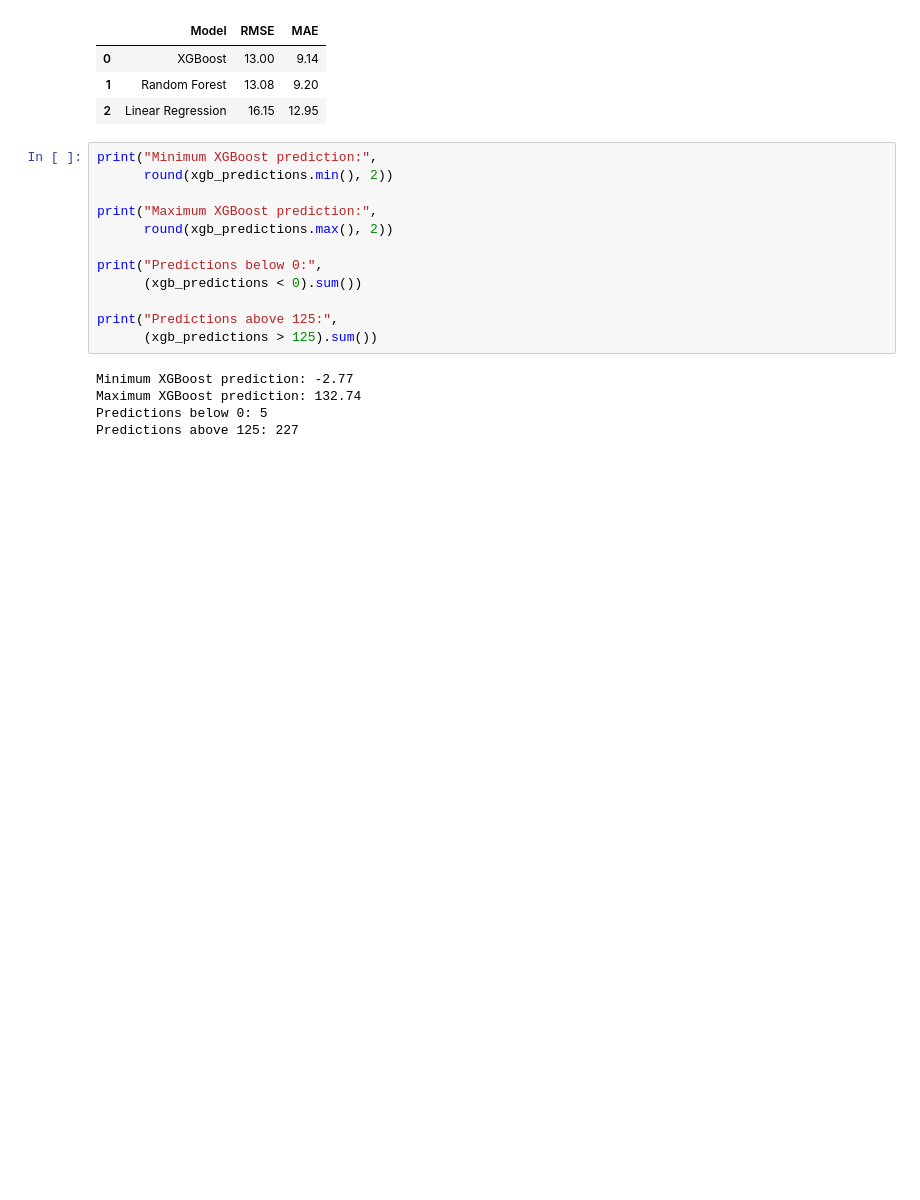
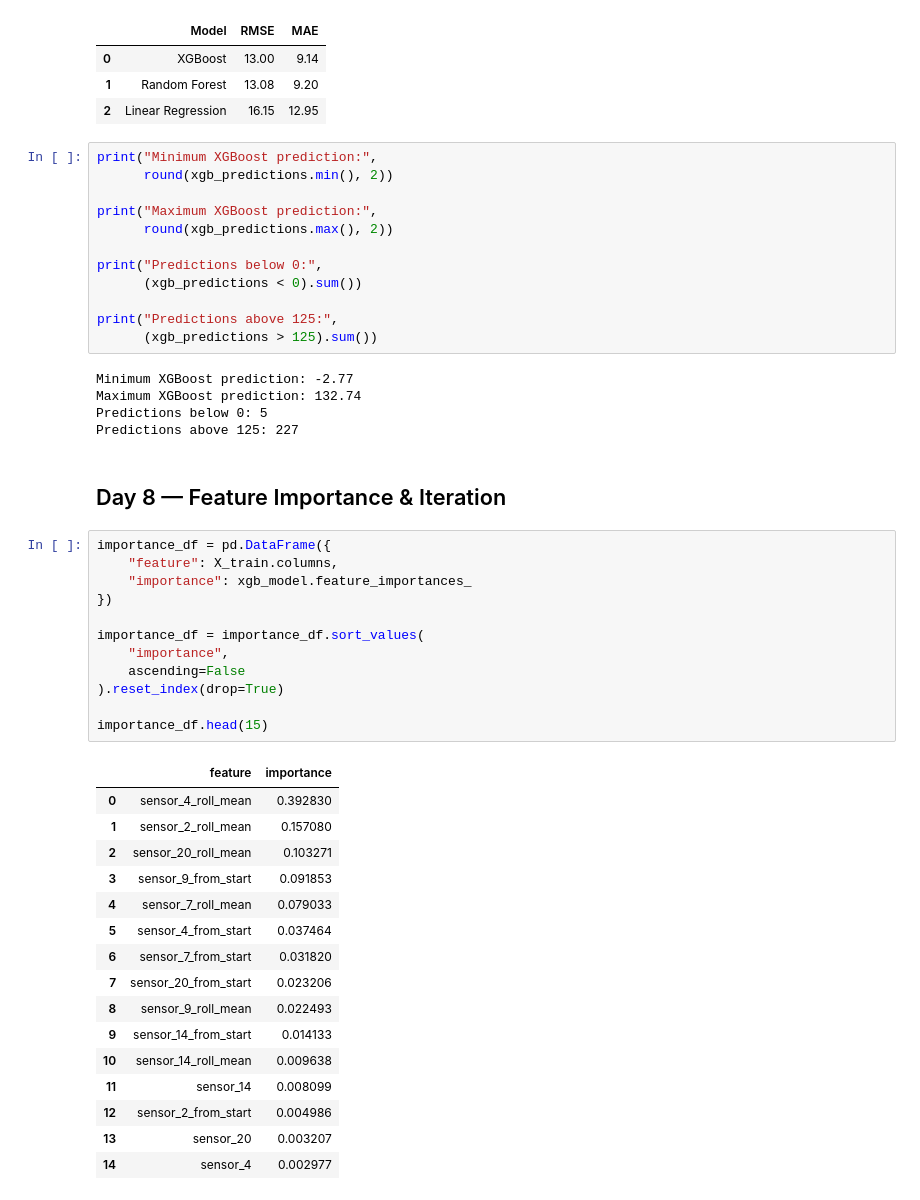
Before and after one commit to Bhav-creator452/predictive-maintenance-analyzer, a Jupyter notebook: notebooks/01_data_understanding.ipynb, the cells around one changed output. Drawn from its saved outputs; the diff is of its cells as text; blank space fills up the shorter version.

```diff
--- a/notebooks/01_data_understanding.ipynb
+++ b/notebooks/01_data_understanding.ipynb
@@ -1323,3 +1323,34 @@ Minimum XGBoost prediction: -2.77
 Maximum XGBoost prediction: 132.74
 Predictions below 0: 5
 Predictions above 125: 227
+# %% [markdown]
+## Day 8 — Feature Importance & Iteration
+# %%
+importance_df = pd.DataFrame({
+    "feature": X_train.columns,
+    "importance": xgb_model.feature_importances_
+})
+
+importance_df = importance_df.sort_values(
+    "importance",
+    ascending=False
+).reset_index(drop=True)
+
+importance_df.head(15)
+# %% [output]
+|  | feature | importance |
+| 0 | sensor_4_roll_mean | 0.392830 |
+| 1 | sensor_2_roll_mean | 0.157080 |
+| 2 | sensor_20_roll_mean | 0.103271 |
+| 3 | sensor_9_from_start | 0.091853 |
+| 4 | sensor_7_roll_mean | 0.079033 |
+| 5 | sensor_4_from_start | 0.037464 |
+| 6 | sensor_7_from_start | 0.031820 |
+| 7 | sensor_20_from_start | 0.023206 |
+| 8 | sensor_9_roll_mean | 0.022493 |
+| 9 | sensor_14_from_start | 0.014133 |
+| 10 | sensor_14_roll_mean | 0.009638 |
+| 11 | sensor_14 | 0.008099 |
+| 12 | sensor_2_from_start | 0.004986 |
+| 13 | sensor_20 | 0.003207 |
+| 14 | sensor_4 | 0.002977 |
```
Also changed, not shown: parts of 18 cells of this notebook, 1 other file.
